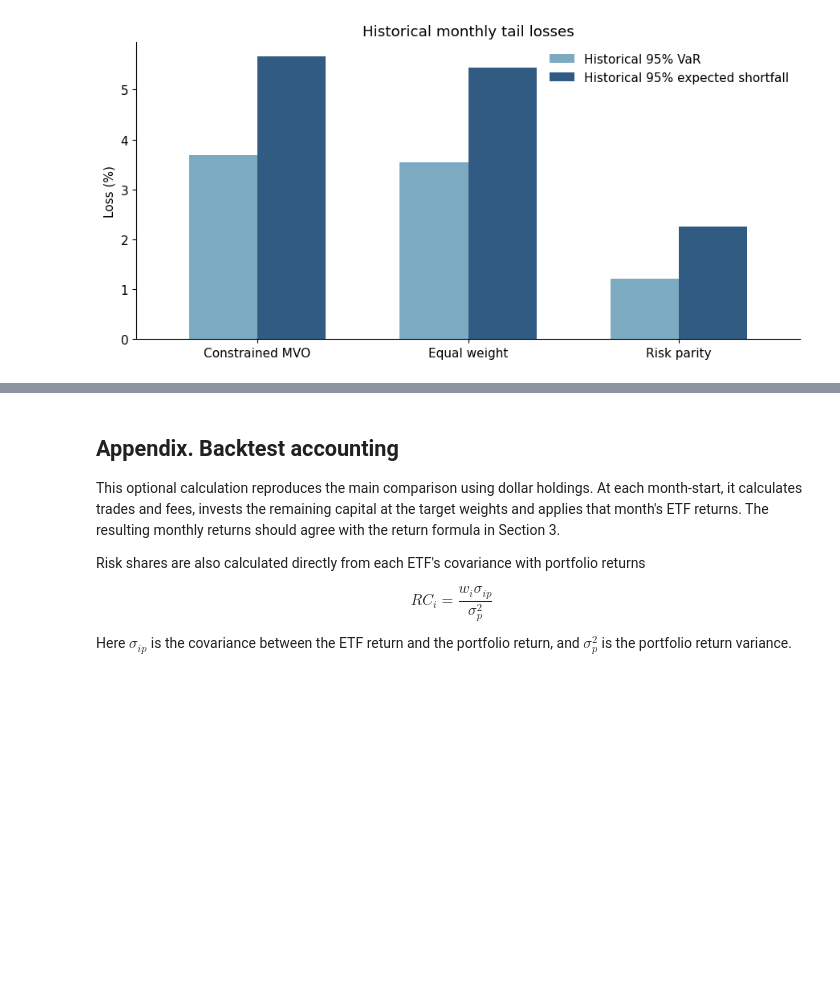
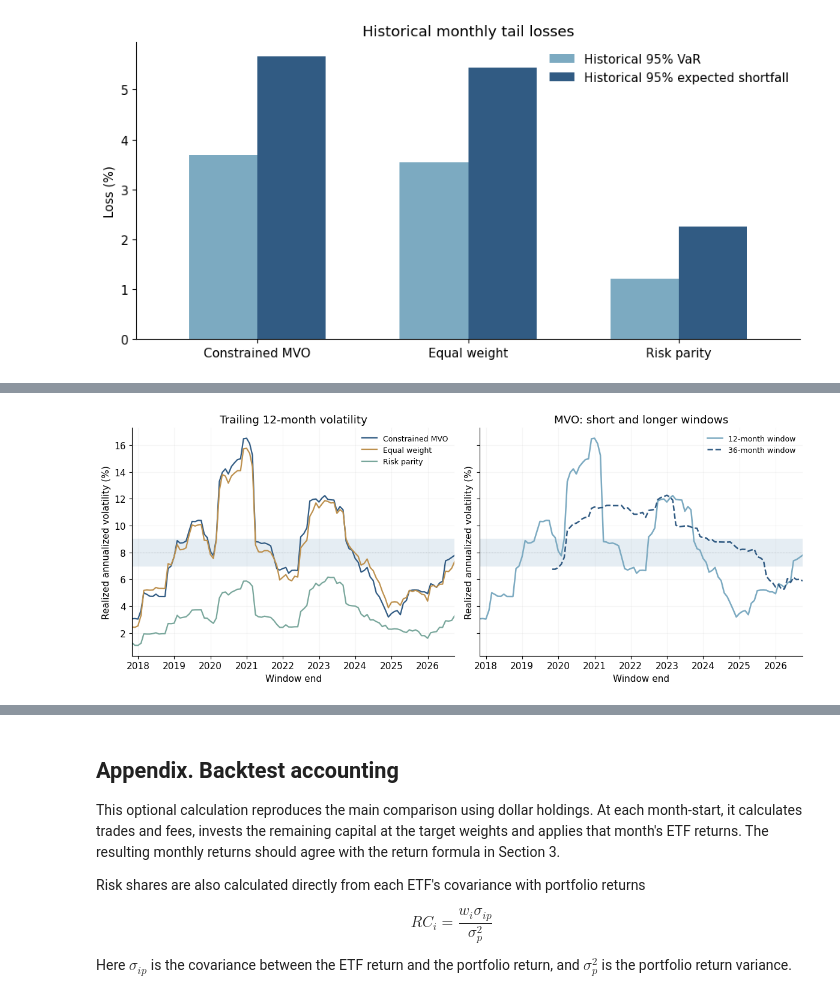
Before and after one commit to kybeka/meridian-capital, a Jupyter notebook: research/round-1/supplementary_studies.ipynb, the cells around one changed output, grey strips where cells are left out. Drawn from its saved outputs; the diff is of its cells as text; code cells hidden in the pictures; blank space fills up the shorter version.

```diff
--- a/research/round-1/supplementary_studies.ipynb
+++ b/research/round-1/supplementary_studies.ipynb
@@ -1250,0 +1423,26 @@ save_chart(figure, "tail_risk")
+# %%
+rolling_volatility = pd.DataFrame(index=backtest_returns.index)
+rolling_risk_rows = []
+for window in [12, 36]:
+    for portfolio in backtest_returns:
+        series = backtest_returns[portfolio].rolling(window, min_periods=window).std(ddof=1) * np.sqrt(12)
+        rolling_volatility[f"{portfolio} {window}m"] = series
+        observed = series.dropna()
+        rolling_risk_rows.append({"portfolio": portfolio, "window_months": window,
+            "windows": len(observed), "first_window_end": observed.index[0],
+            "last_window_end": observed.index[-1], "minimum": observed.min(),
+            "median": observed.median(), "maximum": observed.max(),
+            "fraction_below_7pct": float((observed < 0.07).mean()),
+            "fraction_between_7_and_9pct": float(observed.between(0.07, 0.09).mean()),
+            "fraction_above_9pct": float((observed > 0.09).mean())})
+rolling_risk_summary = pd.DataFrame(rolling_risk_rows)
+rolling_volatility.to_csv(STUDIES / "rolling_volatility.csv", index_label="month")
+rolling_risk_summary.to_csv(STUDIES / "rolling_volatility_summary.csv", index=False)
+display(rolling_risk_summary.set_index(["portfolio", "window_months"])
+    [["windows", "minimum", "median", "maximum", "fraction_below_7pct", "fraction_above_9pct"]]
+    .rename(columns={"windows": "Complete windows", "minimum": "Minimum volatility",
+        "median": "Median volatility", "maximum": "Maximum volatility",
+        "fraction_below_7pct": "Fraction below 7%", "fraction_above_9pct": "Fraction above 9%"})
+    .style.format({"Complete windows": "{:.0f}", "Minimum volatility": "{:.2%}",
+        "Median volatility": "{:.2%}", "Maximum volatility": "{:.2%}",
+        "Fraction below 7%": "{:.1%}", "Fraction above 9%": "{:.1%}"}))
@@ -1250,0 +1458,19 @@ save_chart(figure, "tail_risk")
+# %%
+figure, axes = plt.subplots(1, 2, figsize=(12, 4.8), sharey=True)
+colors = {"Constrained MVO": "#315b83", "Equal weight": "#bd904d", "Risk parity": "#78a69b"}
+for portfolio, color in colors.items():
+    axes[0].plot(rolling_volatility.index, rolling_volatility[f"{portfolio} 12m"] * 100,
+                 label=portfolio, color=color, lw=1.6)
+for window, color, style in [(12, "#7caac1", "-"), (36, "#315b83", "--")]:
+    axes[1].plot(rolling_volatility.index, rolling_volatility[f"Constrained MVO {window}m"] * 100,
+                 label=f"{window}-month window", color=color, linestyle=style, lw=1.8)
+for axis, title in zip(axes, ["Trailing 12-month volatility", "MVO: short and longer windows"]):
+    axis.axhspan(7, 9, color="#e5edf3", zorder=0)
+    axis.axhline(8, color="#a5adb5", lw=0.7, linestyle=":")
+    axis.set(title=title, ylabel="Realized annualized volatility (%)", xlabel="Window end")
+    axis.legend(frameon=False, fontsize=9)
+    axis.grid(alpha=0.12)
+    axis.set_xlim(rolling_volatility.dropna(how="all").index.min(), rolling_volatility.index.max())
+save_chart(figure, "rolling_volatility")
+# %% [output]
+[figure, added]
```
Also changed, not shown: parts of 13 cells of this notebook, 16 other files.
